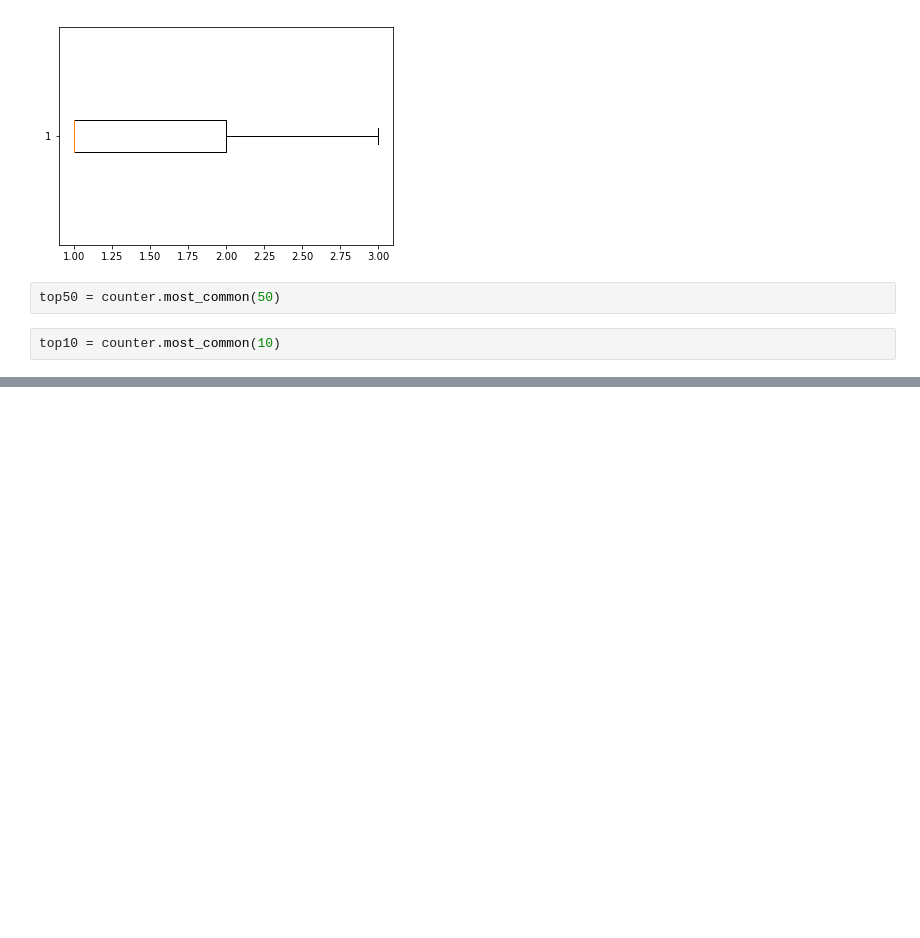
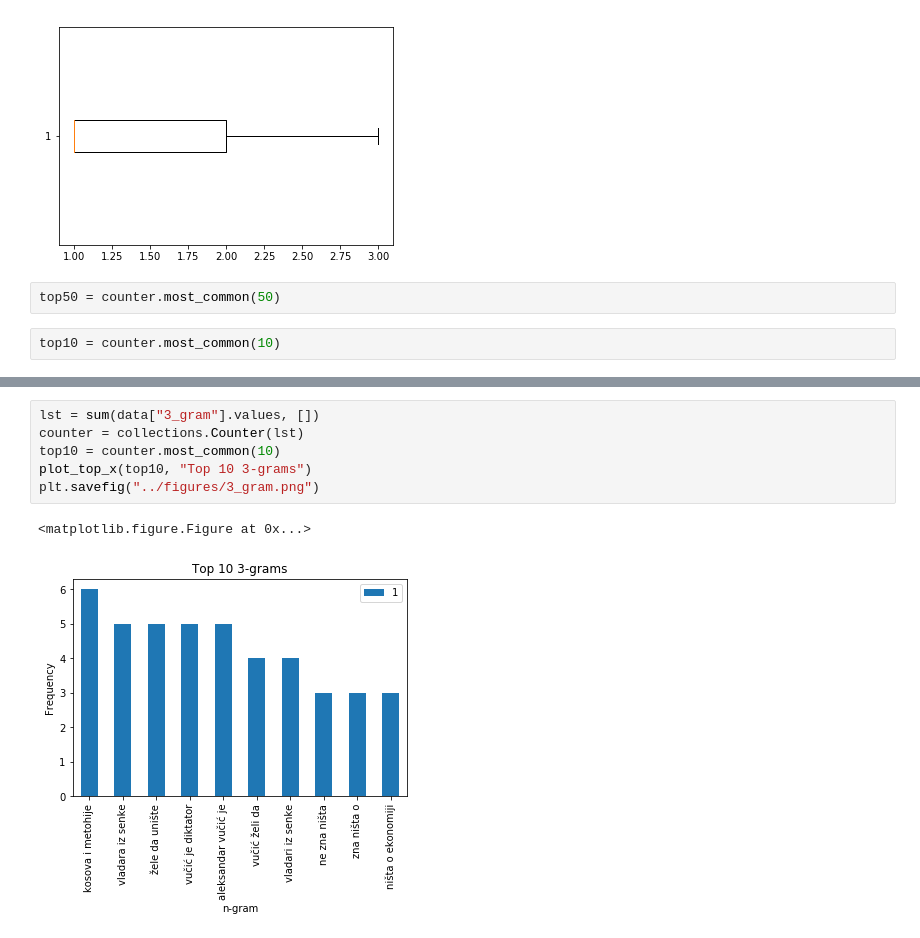
Before and after one commit to sVujke/youtube_view_prediction, a Jupyter notebook: exploration/quote_exploration.ipynb, the cells around one changed output, grey strips where cells are left out. Drawn from its saved outputs; the diff is of its cells as text; blank space fills up the shorter version.

```diff
--- a/exploration/quote_exploration.ipynb
+++ b/exploration/quote_exploration.ipynb
@@ -137,0 +149,9 @@ plot_top_x(top10, "Top 10 terms")
+# %%
+lst = sum(data["3_gram"].values, [])
+counter = collections.Counter(lst)
+top10 = counter.most_common(10)
+plot_top_x(top10, "Top 10 3-grams")
+plt.savefig("../figures/3_gram.png")
+# %% [output]
+<matplotlib.figure.Figure at 0x...>
+[figure, added]
```
Also changed, not shown: parts of 12 cells of this notebook, 4 other files.
